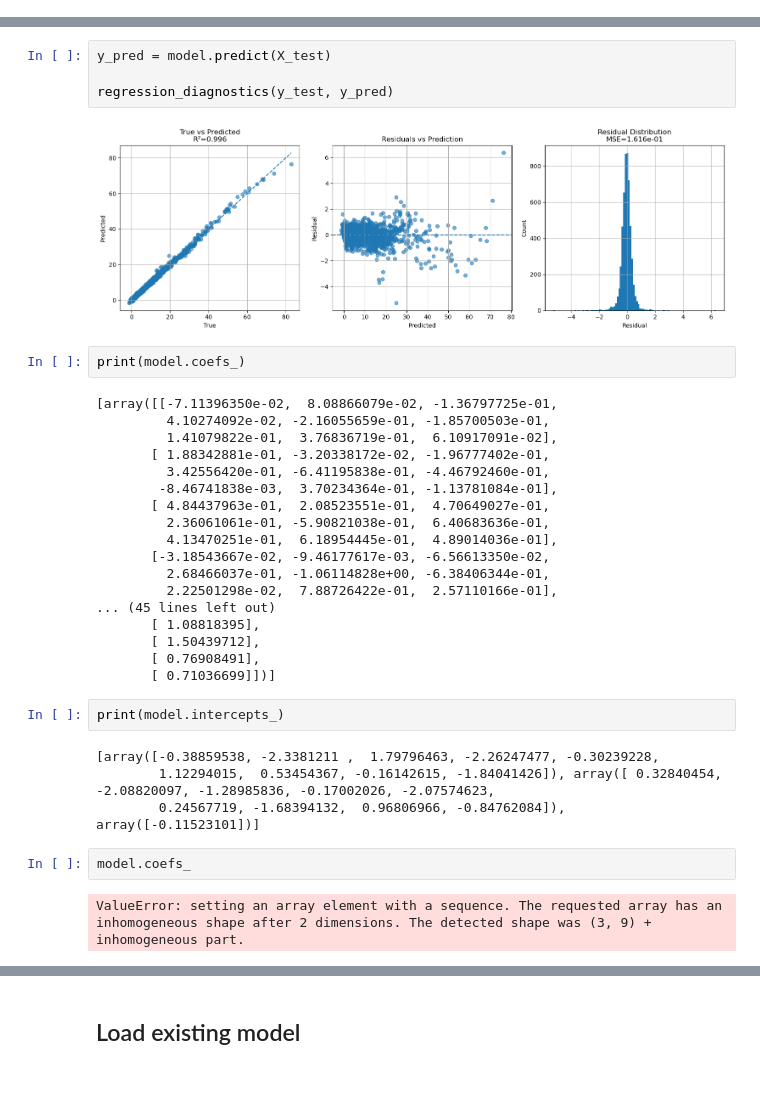
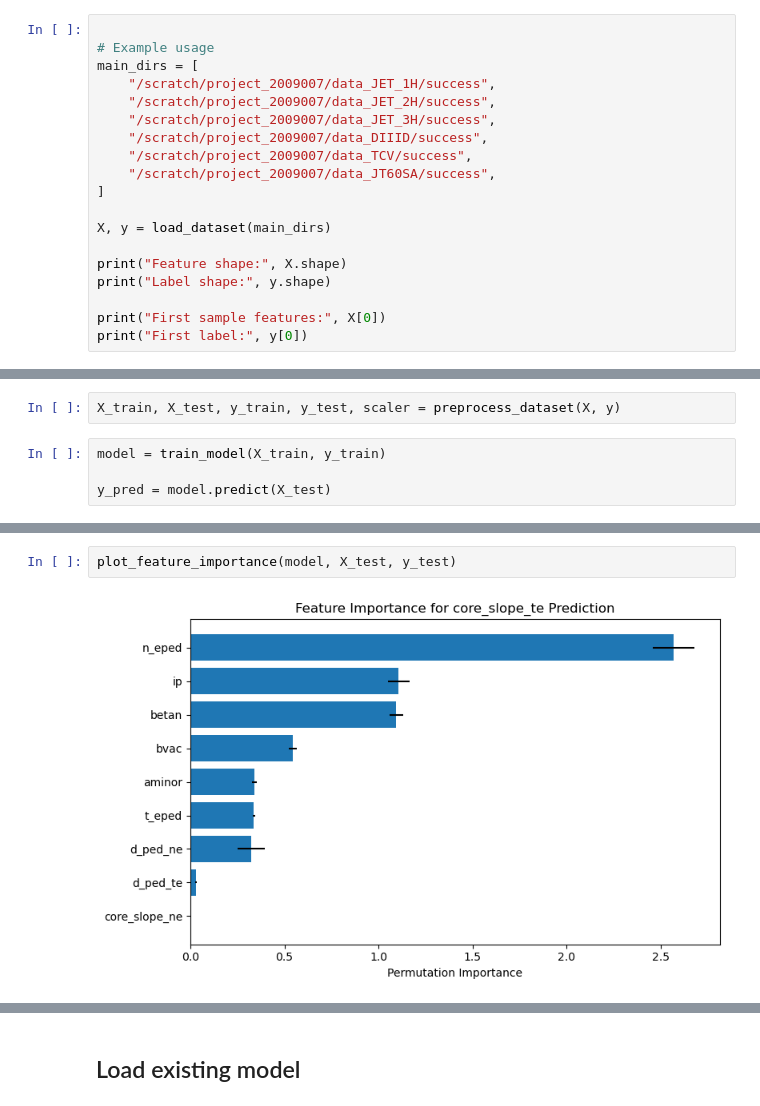
Before and after one commit to awlishar/betan-predictor, a Jupyter notebook: predict_core_slope.ipynb, the cells around one changed output, grey strips where cells are left out. Drawn from its saved outputs; the diff is of its cells as text; blank space fills up the shorter version.

Commit message:
Trained model

```diff
--- a/predict_core_slope.ipynb
+++ b/predict_core_slope.ipynb
@@ -118,3 +6,22 @@ def plot_feature_histograms(X):
+# %%
+
+# Example usage
+main_dirs = [
+    "/scratch/project_2009007/data_JET_1H/success",
+    "/scratch/project_2009007/data_JET_2H/success",
+    "/scratch/project_2009007/data_JET_3H/success",
+    "/scratch/project_2009007/data_DIIID/success",
+    "/scratch/project_2009007/data_TCV/success",
+    "/scratch/project_2009007/data_JT60SA/success",
+]
+
+X, y = load_dataset(main_dirs)
+
+print("Feature shape:", X.shape)
+print("Label shape:", y.shape)
+
+print("First sample features:", X[0])
+print("First label:", y[0])
 # %%
 plot_feature_histograms(X)
 # %% [output]
@@ -149,3 +29,9 @@ y_pred = model.predict(X_test)
+# %%
+X_train, X_test, y_train, y_test, scaler = preprocess_dataset(X, y)
+# %%
+model = train_model(X_train, y_train)
+
+y_pred = model.predict(X_test)
 # %%
 from sklearn.metrics import mean_squared_error, r2_score
 
@@ -215,36 +47,4 @@ def regression_diagnostics(y_true, y_pred):
 # %%
-y_pred = model.predict(X_test)
-
-regression_diagnostics(y_test, y_pred)
+plot_feature_importance(model, X_test, y_test)
 # %% [output]
-[figure, old version]
+[figure, new version]
-# %%
-print(model.coefs_)
-# %% [output]
-[array([[-7.11396350e-02,  8.08866079e-02, -1.36797725e-01,
-         4.10274092e-02, -2.16055659e-01, -1.85700503e-01,
-         1.41079822e-01,  3.76836719e-01,  6.10917091e-02],
-       [ 1.88342881e-01, -3.20338172e-02, -1.96777402e-01,
-         3.42556420e-01, -6.41195838e-01, -4.46792460e-01,
-        -8.46741838e-03,  3.70234364e-01, -1.13781084e-01],
-       [ 4.84437963e-01,  2.08523551e-01,  4.70649027e-01,
-         2.36061061e-01, -5.90821038e-01,  6.40683636e-01,
-         4.13470251e-01,  6.18954445e-01,  4.89014036e-01],
-       [-3.18543667e-02, -9.46177617e-03, -6.56613350e-02,
-         2.68466037e-01, -1.06114828e+00, -6.38406344e-01,
-         2.22501298e-02,  7.88726422e-01,  2.57110166e-01],
-... (45 lines left out)
-       [ 1.08818395],
-       [ 1.50439712],
-       [ 0.76908491],
-       [ 0.71036699]])]
-# %%
-print(model.intercepts_)
-# %% [output]
-[array([-0.38859538, -2.3381211 ,  1.79796463, -2.26247477, -0.30239228,
-        1.12294015,  0.53454367, -0.16142615, -1.84041426]), array([ 0.32840454, -2.08820097, -1.28985836, -0.17002026, -2.07574623,
-        0.24567719, -1.68394132,  0.96806966, -0.84762084]), array([-0.11523101])]
-# %%
-model.coefs_
-# %% [output]
-ValueError: setting an array element with a sequence. The requested array has an inhomogeneous shape after 2 dimensions. The detected shape was (3, 9) + inhomogeneous part.
```
Also changed, not shown: parts of 14 cells of this notebook, 5 other files.
